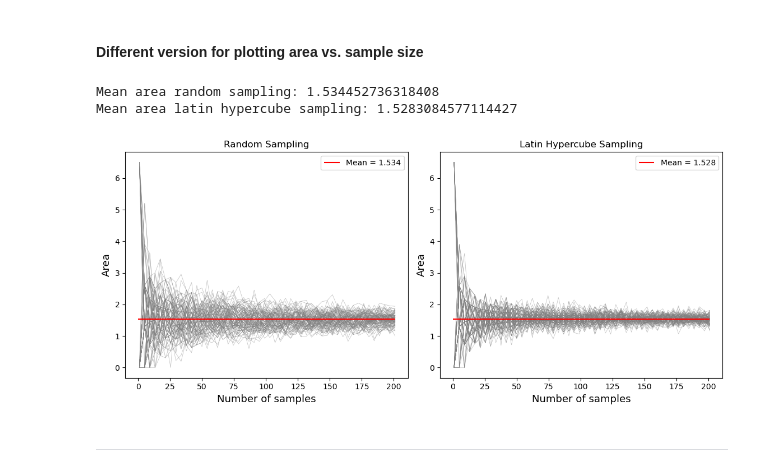
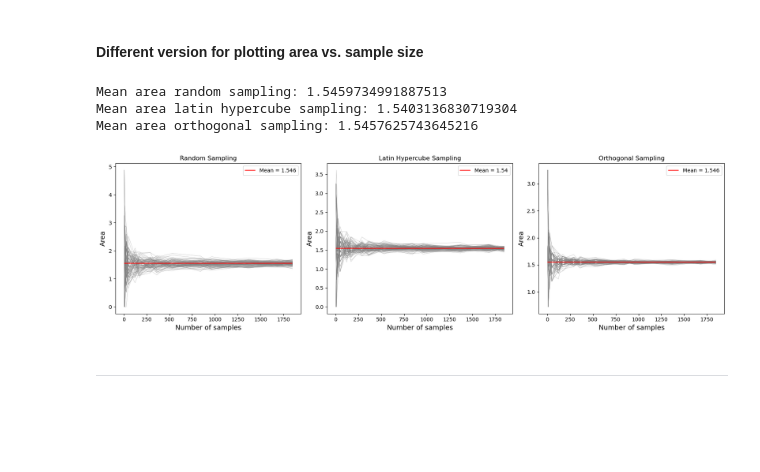
Before and after one commit to NaniHazbolatow/5284STSI6Y, a Jupyter notebook: Assignment 1/Assignment1.ipynb, the cells around one changed output. Saved outputs shown, nothing was run; the diff lists cells and outputs as text; code cells hidden in the pictures; blank space fills up the shorter version.

Commit message:
Added orthogonal sampling with primes and zoomed in on mandelbrot plot

```diff
--- a/Assignment 1/Assignment1.ipynb
+++ b/Assignment 1/Assignment1.ipynb
@@ -167,55 +228,58 @@ def monto_carlo_multiple(sample_range, num_iterations, max_length_set, re_min, r
 
 	return all_iterations
 # %%
-sample_range = np.linspace(1, 201, 50)
+# Square of primes: 43**2 ~ 1800 samples
+sample_range = np.array([2, 3, 5, 7, 11, 13, 17, 19, 23, 29, 31, 37, 41, 43])**2
+
 random = monto_carlo_multiple(sample_range, 100, 100, re_min=-2, re_max=0.6, im_min=-1.25, im_max=1.25, sampling_method='random')
 LHC = monto_carlo_multiple(sample_range, 100, 100, re_min=-2, re_max=0.6, im_min=-1.25, im_max=1.25, sampling_method='LHS')
-# OS = monto_carlo_multiple(100, 100, re_min=-2, re_max=0.6, im_min=-1.25, im_max=1.25, sampling_method='OS')
+OS = monto_carlo_multiple(sample_range, 100, 100, re_min=-2, re_max=0.6, im_min=-1.25, im_max=1.25, sampling_method='OS')
 # %%
 mean_area_random = np.mean(random[:, -1])
 print(f'Mean area random sampling: {mean_area_random}')
 
 mean_area_LHC = np.mean(LHC[:, -1])
 print(f'Mean area latin hypercube sampling: {mean_area_LHC}')
 
-# mean_area_OS = np.mean(OS[:, -1])
-# print(f'Mean area orthogonal sampling: {mean_area_OS}')
+mean_area_OS = np.mean(OS[:, -1])
+print(f'Mean area orthogonal sampling: {mean_area_OS}')
 
-plt.subplots(figsize=(17,5))
+plt.figure(figsize=(17,5))
 
 plt.subplot(1,3,1)
 plt.title('Random Sampling')
 for i in range(len(random)):
 	plt.plot(sample_range, random[i, :], color='gray', lw=0.5, alpha=0.5)
 plt.hlines(mean_area_random, xmin=0, xmax=sample_range[-1], color='red', label=f'Mean = {round(mean_area_random, 3)}')
 plt.xlabel('Number of samples', fontsize=13)
 plt.ylabel('Area', fontsize=13)
 plt.legend()
 
-
 plt.subplot(1,3,2)
 plt.title('Latin Hypercube Sampling')
 for i in range(len(LHC)):
 	plt.plot(sample_range, LHC[i, :], color='gray', lw=0.5, alpha=0.5)
 plt.hlines(mean_area_LHC, xmin=0, xmax=sample_range[-1], color='red', label=f'Mean = {round(mean_area_LHC, 3)}')
 plt.xlabel('Number of samples', fontsize=13)
 plt.ylabel('Area', fontsize=13)
 plt.legend()
 
-# plt.subplot(1,3,3)
-# for i in range(len(OS)):
-# 	plt.plot(samples, OS[i, :], color='gray', lw=0.5, alpha=0.5)
-# plt.hlines(mean_area_OS, xmin=0, xmax=samples[-1], color='red')
-# plt.xlabel('Number of samples', fontsize=13)
-# plt.ylabel('Area', fontsize=13)
-# plt.legend()
+plt.subplot(1,3,3)
+plt.title('Orthogonal Sampling')
+for i in range(len(OS)):
+	plt.plot(sample_range, OS[i, :], color='gray', lw=0.5, alpha=0.5)
+plt.hlines(mean_area_OS, xmin=0, xmax=sample_range[-1], color='red', label=f'Mean = {round(mean_area_OS, 3)}')
+plt.xlabel('Number of samples', fontsize=13)
+plt.ylabel('Area', fontsize=13)
+plt.legend()
 
 plt.tight_layout()
 plt.show()
 # %% [output]
-Mean area random sampling: 1.534452736318408
-Mean area latin hypercube sampling: 1.5283084577114427
+Mean area random sampling: 1.5459734991887513
+Mean area latin hypercube sampling: 1.5403136830719304
+Mean area orthogonal sampling: 1.5457625743645216
-[figure, old version]
+[figure, new version]
 # %% [markdown]
 ---
 # %%
```
Also changed, not shown: parts of 4 cells of this notebook.
